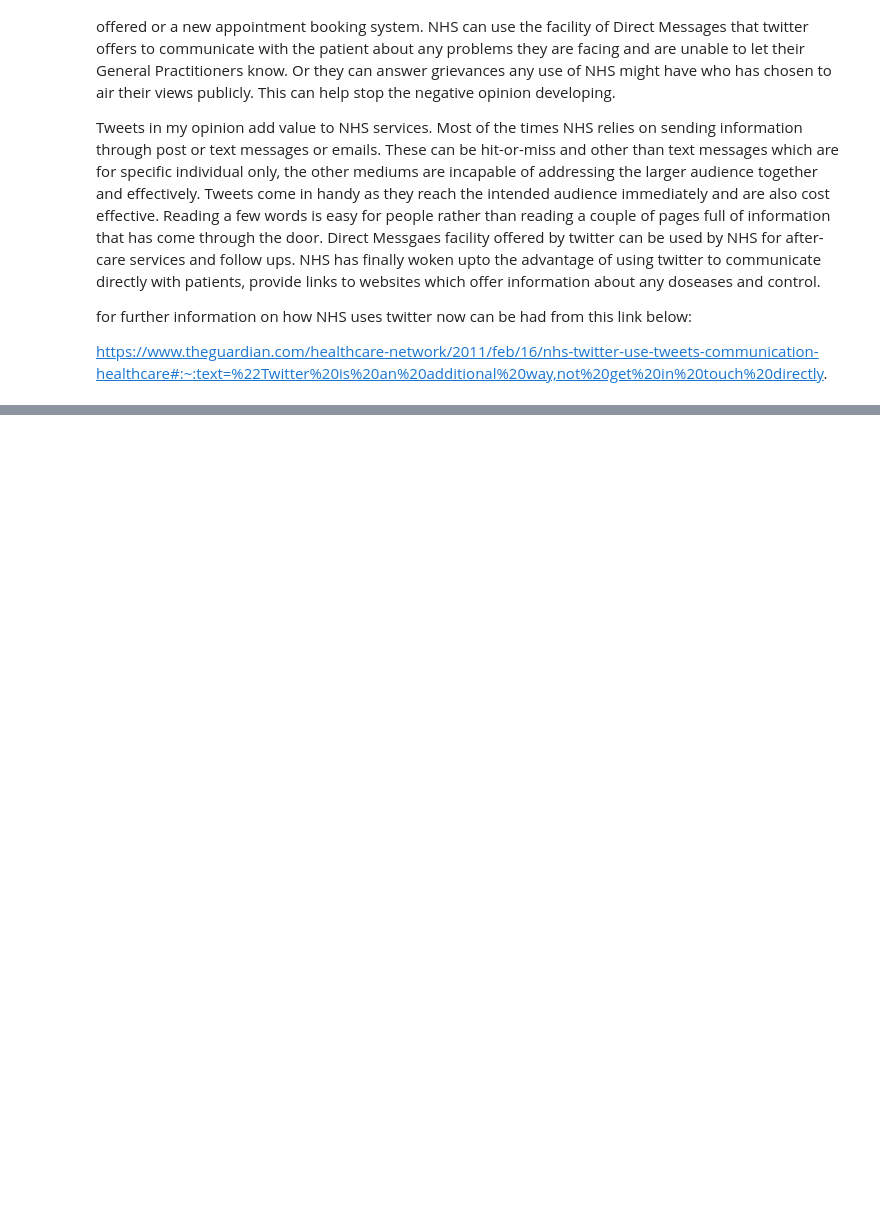
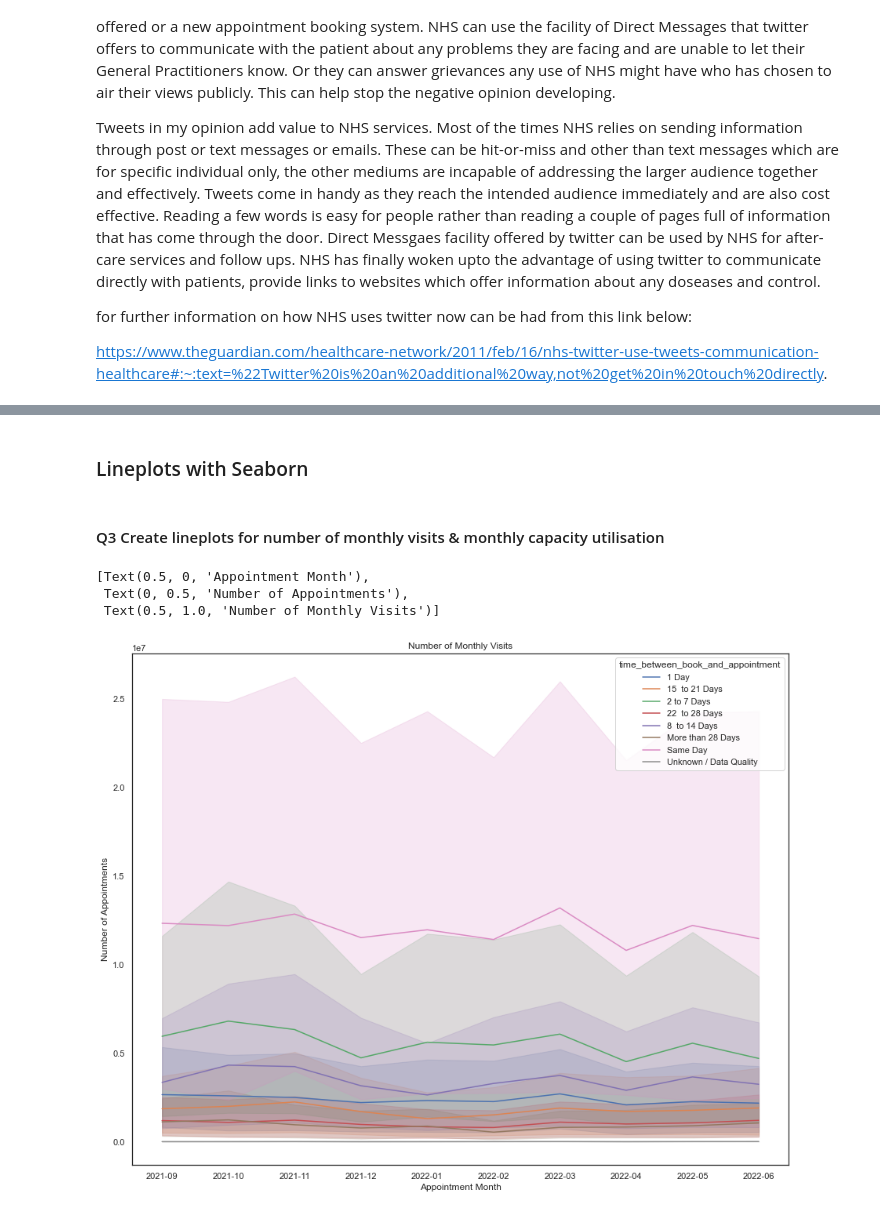
Before and after one commit to srinimogs/LSE_Course2_NHS_assignment, a Jupyter notebook: Course_2_assignment_project_NHS (1) (1).ipynb, the cells around one changed output, grey strips where cells are left out. Drawn from its saved outputs; the diff is of its cells as text; code cells hidden in the pictures; blank space fills up the shorter version.

Commit message:
updated with week 6 codes and plots
all course 2 assignment work is now in this notebook

```diff
--- a/Course_2_assignment_project_NHS (1) (1).ipynb
+++ b/Course_2_assignment_project_NHS (1) (1).ipynb
@@ -817,0 +822,3 @@ https://www.theguardian.com/healthcare-network/2011/feb/16/nhs-twitter-use-tweet
+# %%
+ar1 = ar[ar['appointment_month'] > '2021-08']
+ar1.head(5)
@@ -817,0 +836,4 @@ https://www.theguardian.com/healthcare-network/2011/feb/16/nhs-twitter-use-tweet
+# %%
+ar_agg = ar1.groupby(['appointment_month', 'hcp_type', 'appointment_status', 'appointment_mode', \
+                     'time_between_book_and_appointment']).sum().reset_index()
+ar_agg.head()
@@ -817,0 +945,12 @@ https://www.theguardian.com/healthcare-network/2011/feb/16/nhs-twitter-use-tweet
+# %% [markdown]
+### Lineplots with Seaborn
+# %% [markdown]
+#### Q3 Create lineplots for number of monthly visits & monthly capacity utilisation
+# %%
+ar_plot = sns.lineplot(x='appointment_month', y='count_of_appointments', hue='time_between_book_and_appointment', estimator=sum, data=ar_agg)
+ar_plot.set(xlabel='Appointment Month', ylabel='Number of Appointments', title='Number of Monthly Visits')
+# %% [output]
+[Text(0.5, 0, 'Appointment Month'),
+ Text(0, 0.5, 'Number of Appointments'),
+ Text(0.5, 1.0, 'Number of Monthly Visits')]
+[figure, added]
```
Also changed, not shown: parts of 108 cells of this notebook.
